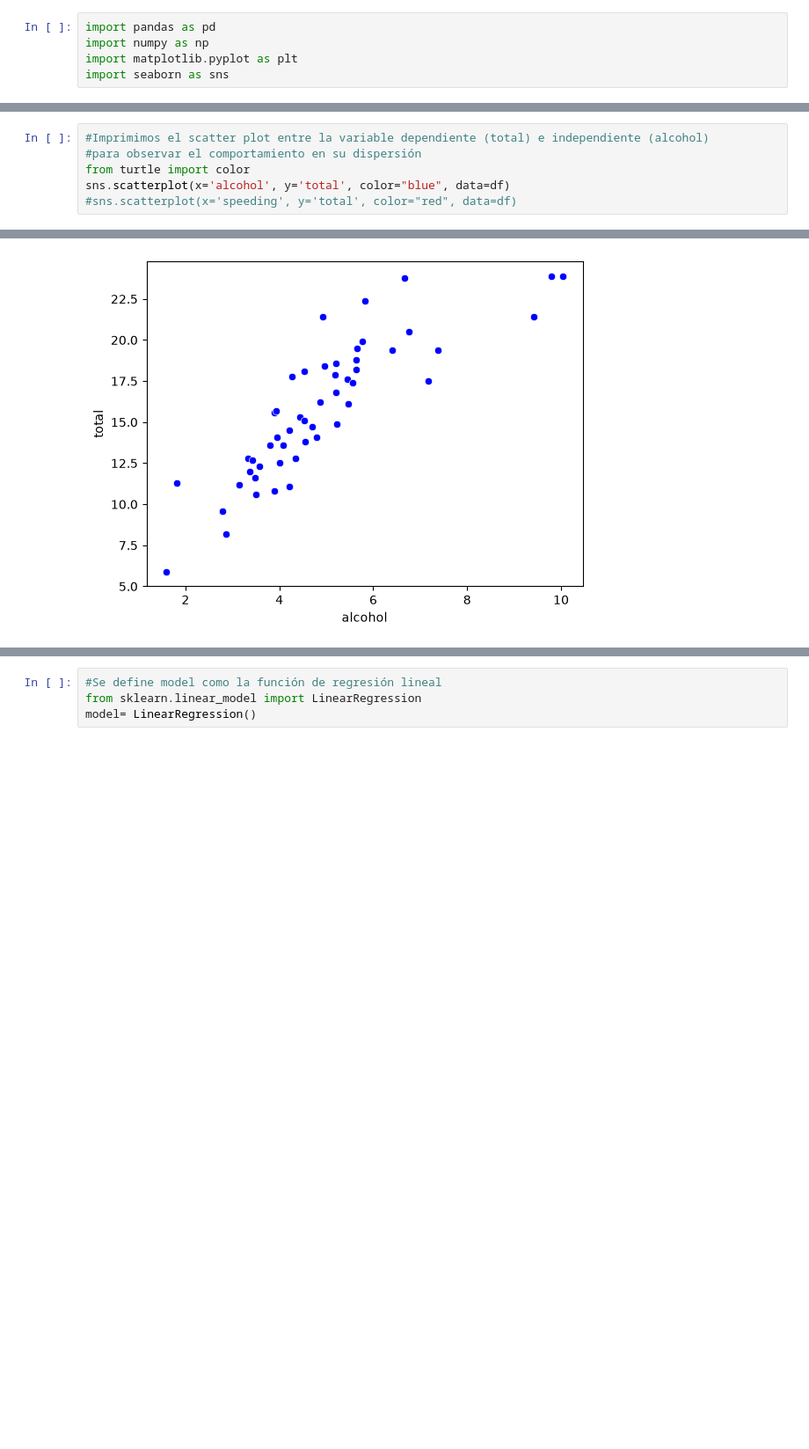
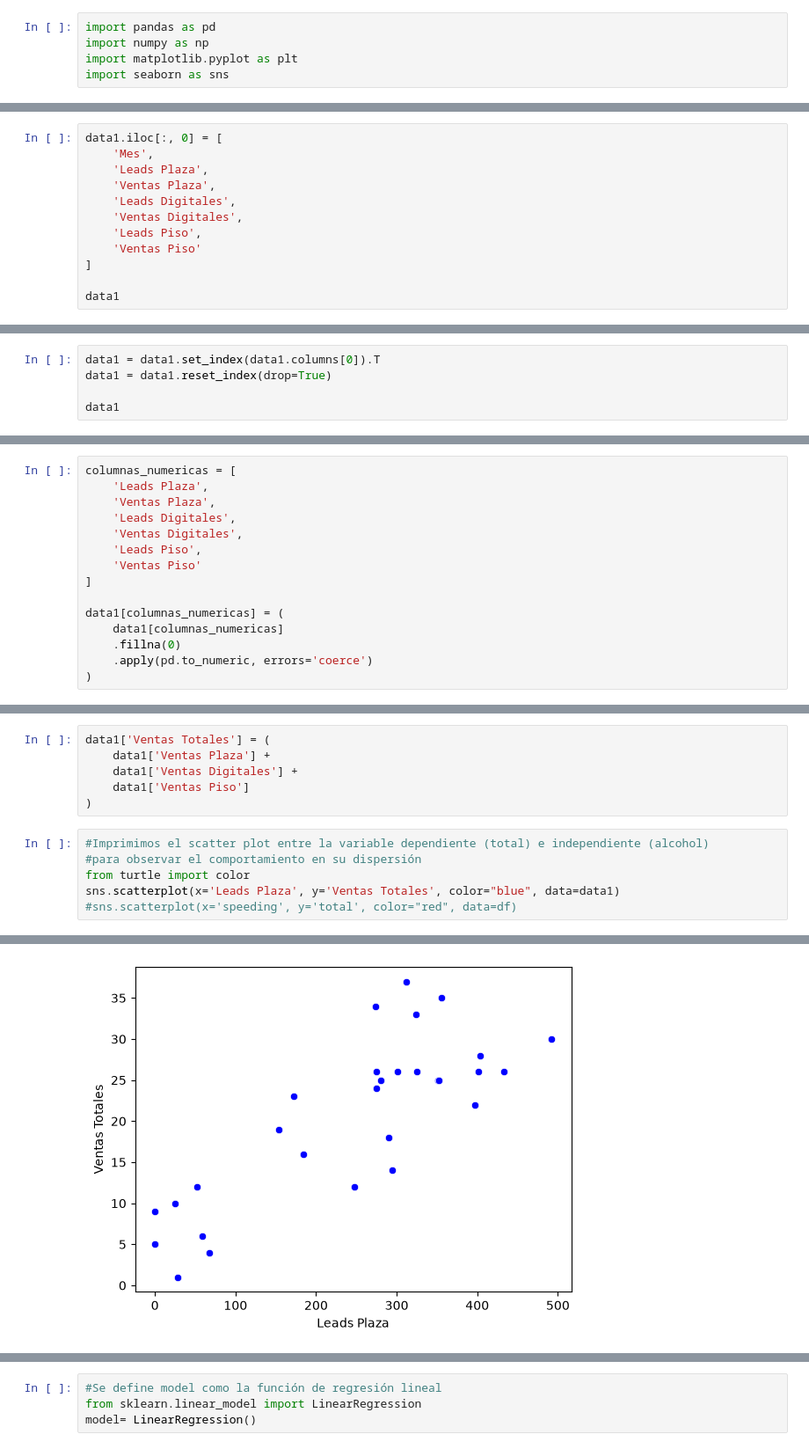
Before and after one commit to pats-pdf/1.-Extracci-n-de-Datos, a Jupyter notebook: Regresión Lineal Simple/Actividad 5.2/5_Regresión_Lineal__Simple.ipynb, the cells around one changed output, grey strips where cells are left out. Shown at 88% size. Drawn from its saved outputs; the diff is of its cells as text; blank space fills up the shorter version.

```diff
--- a/Regresión Lineal Simple/Actividad 5.2/5_Regresión_Lineal__Simple.ipynb
+++ b/Regresión Lineal Simple/Actividad 5.2/5_Regresión_Lineal__Simple.ipynb
@@ -21,0 +38,12 @@ df.head(5)
+# %%
+data1.iloc[:, 0] = [
+    'Mes',
+    'Leads Plaza',
+    'Ventas Plaza',
+    'Leads Digitales',
+    'Ventas Digitales',
+    'Leads Piso',
+    'Ventas Piso'
+]
+
+data1
@@ -21,0 +60,5 @@ df.head(5)
+# %%
+data1 = data1.set_index(data1.columns[0]).T
+data1 = data1.reset_index(drop=True)
+
+data1
@@ -21,0 +95,15 @@ df.head(5)
+# %%
+columnas_numericas = [
+    'Leads Plaza',
+    'Ventas Plaza',
+    'Leads Digitales',
+    'Ventas Digitales',
+    'Leads Piso',
+    'Ventas Piso'
+]
+
+data1[columnas_numericas] = (
+    data1[columnas_numericas]
+    .fillna(0)
+    .apply(pd.to_numeric, errors='coerce')
+)
@@ -22,7 +121,13 @@ df.head(5)
+# %%
+data1['Ventas Totales'] = (
+    data1['Ventas Plaza'] +
+    data1['Ventas Digitales'] +
+    data1['Ventas Piso']
+)
 # %%
 #Imprimimos el scatter plot entre la variable dependiente (total) e independiente (alcohol)
 #para observar el comportamiento en su dispersión
 from turtle import color
-sns.scatterplot(x='alcohol', y='total', color="blue", data=df)
+sns.scatterplot(x='Leads Plaza', y='Ventas Totales', color="blue", data=data1)
 #sns.scatterplot(x='speeding', y='total', color="red", data=df)
 # %% [output]
@@ -30,4 +135,4 @@ sns.scatterplot(x='alcohol', y='total', color="blue", data=df)
-[figure, old version]
+[figure, new version]
 # %%
 #Declaramos las variables dependientes e independientes para la regresión lineal
 #Vars_Indep= df[['alcohol', 'speeding']]
```
Also changed, not shown: parts of 48 cells of this notebook.
